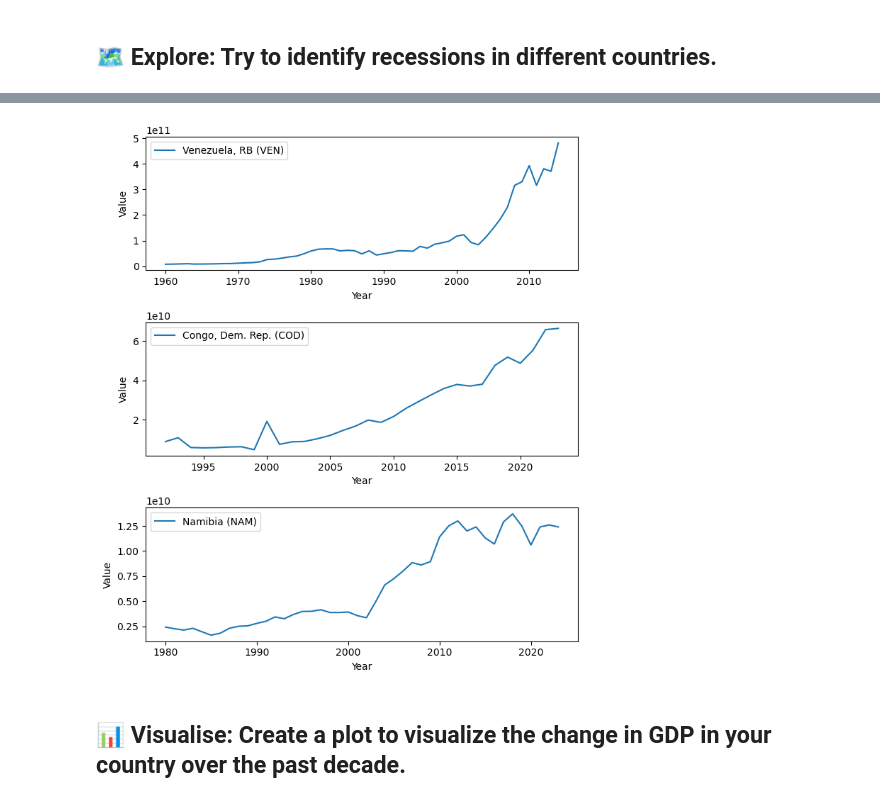
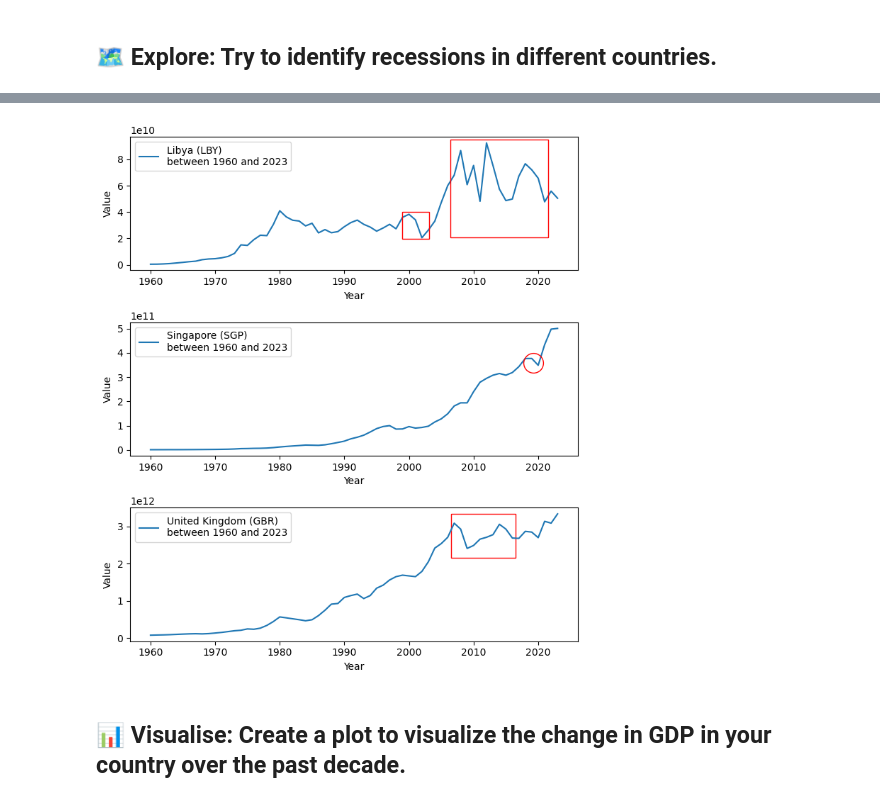
Before and after one commit to joanne-ev/personal-projects, a Jupyter notebook: gdp-analysis/gdp-challenges-python.ipynb, the cells around one changed output, grey strips where cells are left out. Cells and saved outputs as stored; diff of their text form; code cells hidden in the pictures.

Commit message:
Updated Explore task by adding annotations to identify recessions in three countries

```diff
--- a/gdp-analysis/gdp-challenges-python.ipynb
+++ b/gdp-analysis/gdp-challenges-python.ipynb
@@ -41,8 +32,0 @@ Selected countries: ['VEN', 'COD', 'NAM']
-# %%
-random_countries_df = gdp.filter(gdp['Country Code'].is_in(random_countries))
-
-# Check the `Year` range for each country
-for i in range(len(random_countries)):
-    code = random_countries[i]
-    print(f"Country code: {code}")
-    print(f"Time range (Years): {random_countries_df.filter(random_countries_df['Country Code'] == code)['Year'].unique().len()}", "\n")
@@ -58,16 +33,45 @@ Time range (Years): 44
 # %%
-n_figs = len(random_countries)
+countries = ['Libya', 'Singapore', 'United Kingdom']
+gdp_filtered = gdp.clone().filter(gdp['Country Name'].is_in(countries))
+
+n_figs = len(countries)
 fig, axes = plt.subplots(n_figs, 1, figsize=(7, 8))
 
 for i in range(n_figs):
-    selected_country_code = random_countries[i]
-    selected_country_name = gdp.filter(gdp['Country Code'] == selected_country_code)['Country Name'].unique().to_list()[0]
-    selected_country_data = random_countries_df.filter(random_countries_df['Country Code'] == selected_country_code)
-    sns.lineplot(data=selected_country_data, x='Year', y='Value', ax=axes[i], label=f"{selected_country_name} ({selected_country_code})")
+    country_name = countries[i]
+    country_data = gdp_filtered.filter(gdp_filtered['Country Name'] == country_name)
+    country_code = country_data['Country Code'].unique().to_list()[0]
+    min_year = min(country_data['Year'].unique().to_list())
+    max_year = max(country_data['Year'].unique().to_list())
+    sns.lineplot(data=country_data, x='Year', y='Value', ax=axes[i], label=f"{country_name} ({country_code}) \nbetween {min_year} and {max_year}")
+
+# Square identifier
+axes[0].plot([2014],[5.8e10],'s', ms=100, mec='r', mfc='none')
+axes[0].plot([2001],[3e10],'s', ms=28, mec='r', mfc='none')
+
+# Circle identifier
+axes[1].plot([2019.25], [3.6e11], 'o', ms=20, mec='r', mfc='none')
+
+# Rectangle identifier
+from matplotlib.patches import Rectangle
+
+x_center, y_center = 2011.5, 2.75e12
+width, height = 10, 1.2e12
+
+axes[2].add_patch(
+    Rectangle(
+        (x_center - (width / 2), y_center - (height / 2)), # Bottom-left corner
+        width,  # Width
+        height, # Height
+        linewidth=1,
+        edgecolor='r',
+        facecolor='none'
+    )
+)
 
 plt.tight_layout()
 # %% [output]
-[figure, old version]
+[figure, new version]
 # %% [markdown]
 ## 📊 Visualise: Create a plot to visualize the change in GDP in your country over the past decade.
 # %%
```
Also changed, not shown: parts of 2 cells of this notebook.
